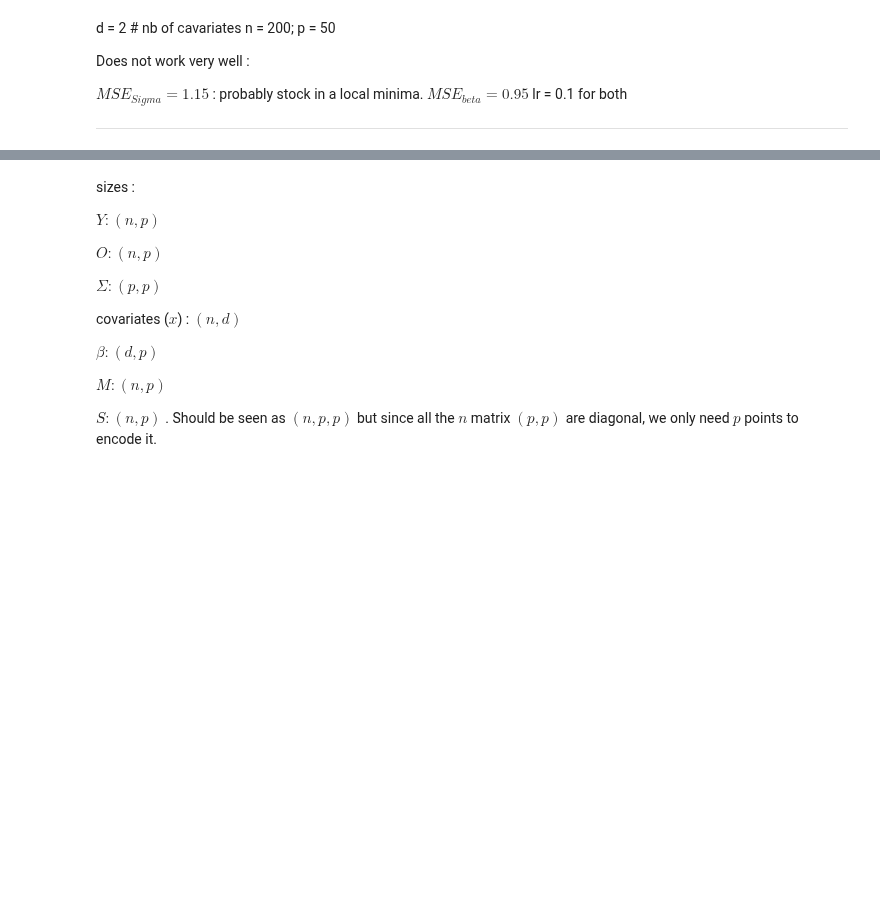
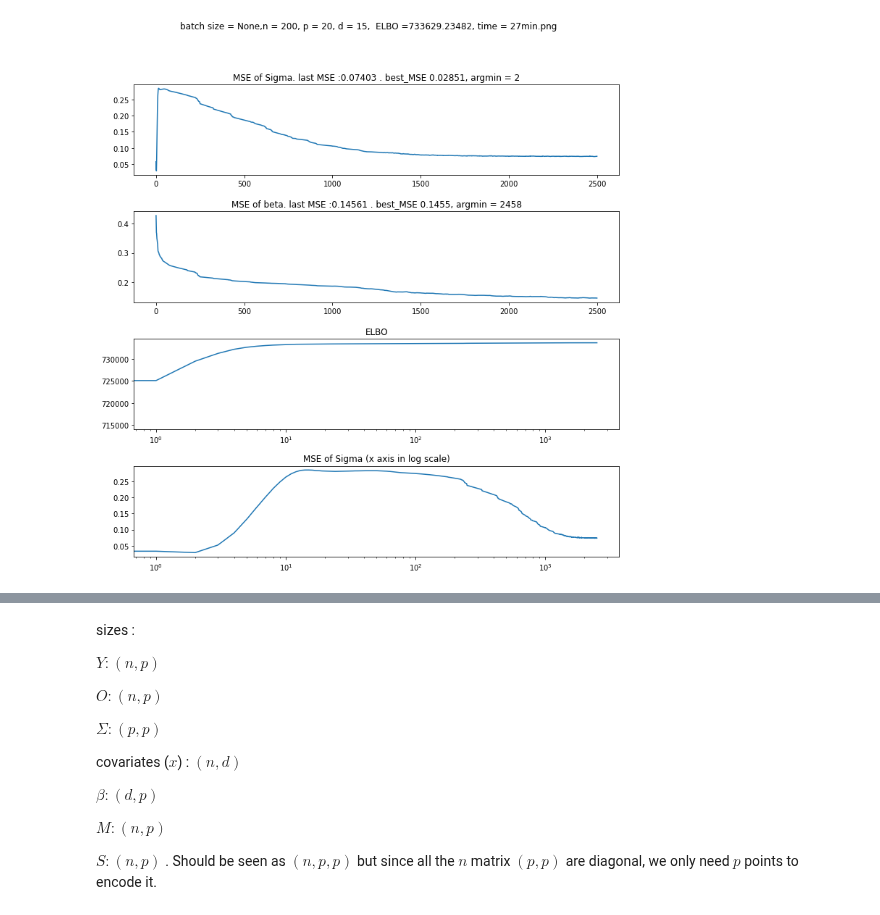
Before and after one commit to PLN-team/pyPLNmodels, a Jupyter notebook: PLN_test.ipynb, the cells around one changed output, grey strips where cells are left out. Saved outputs shown, nothing was run; the diff lists cells and outputs as text; code cells hidden in the pictures; blank space fills up the shorter version.

```diff
--- a/PLN_test.ipynb
+++ b/PLN_test.ipynb
@@ -317,3 +552,7 @@ class PLNmodel():
+# %%
+save_model(model, batch_size = None, time = '27min')
+# %% [output]
+[figure, added]
 # %%
 #extraction des données
 Y_tricho = torch.from_numpy(read_csv('trichoptera.csv', sep=',').to_numpy())
@@ -330,12 +568,0 @@ n = 200; p = 50
-# %% [markdown]
-
-d = 2 # nb of cavariates
-n = 200; p = 50
-
-
-Does not work very well :
-
-$MSE_{Sigma} = 1.15$ : probably stock in a local minima.
-$MSE_{beta} = 0.95$
-lr = 0.1 for both
-***
```
Also changed, not shown: parts of 19 cells of this notebook.
